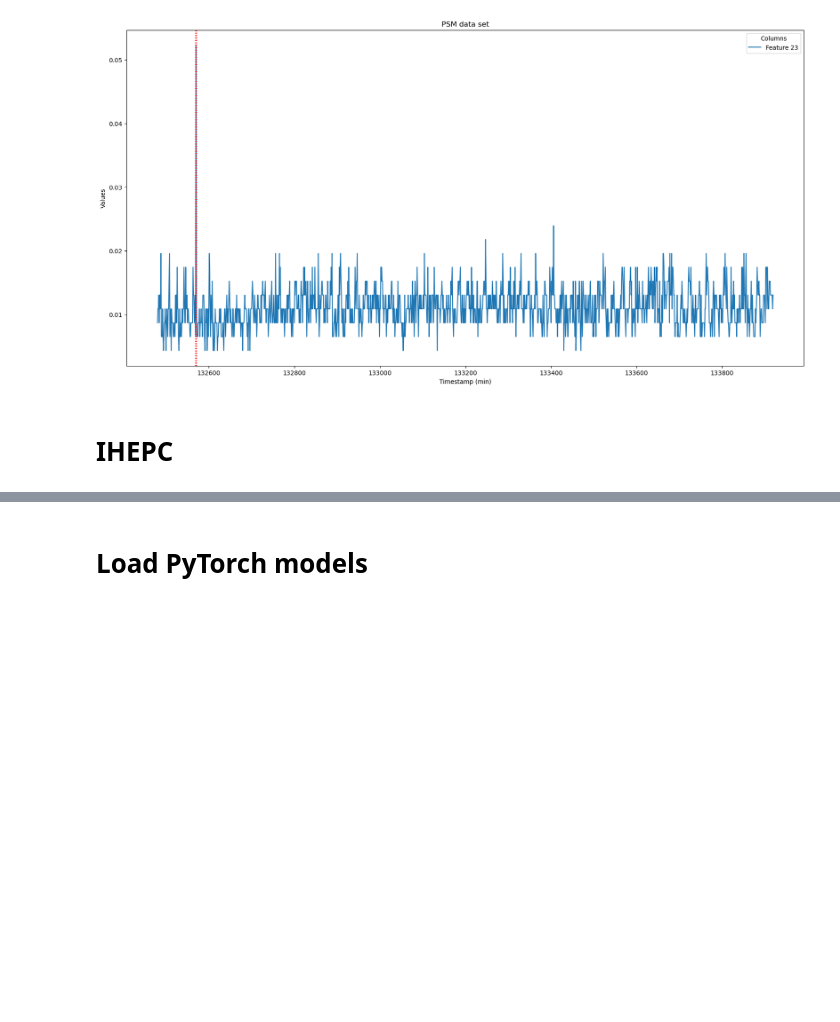
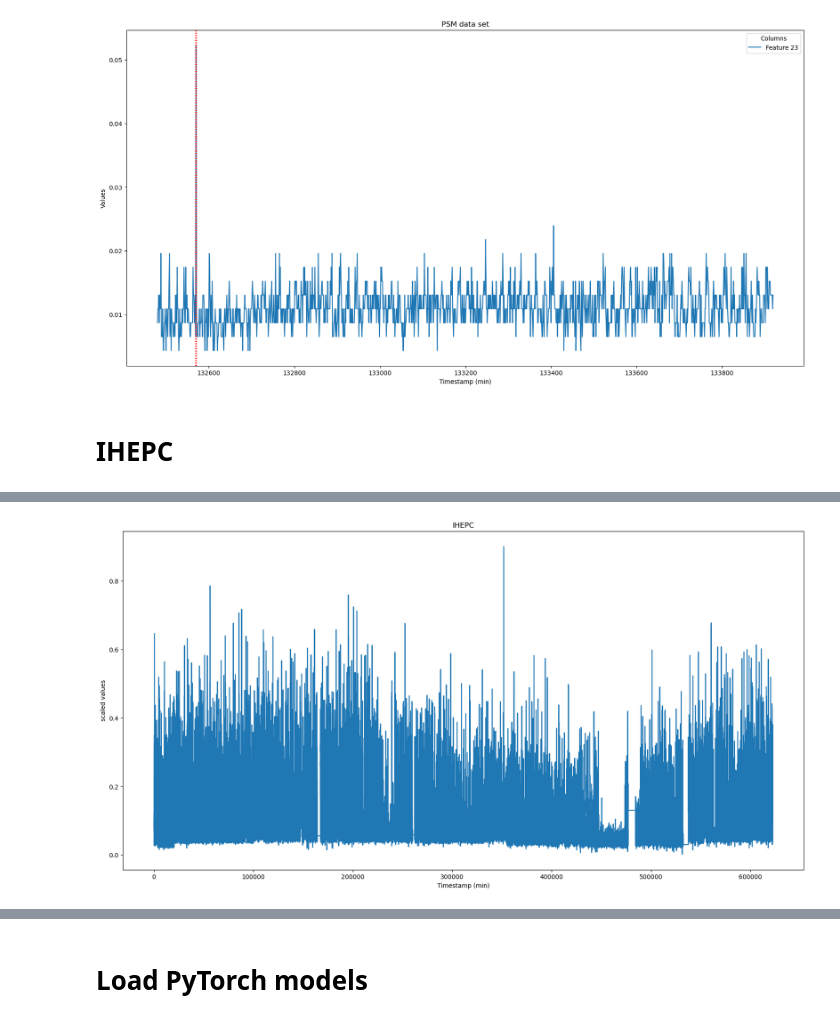
Before and after one commit to matthiasjahnIBM/Anomaly-Transformer, a Jupyter notebook: AT_Test.ipynb, the cells around one changed output, grey strips where cells are left out. Drawn from its saved outputs; the diff is of its cells as text; code cells hidden in the pictures; blank space fills up the shorter version.

```diff
--- a/AT_Test.ipynb
+++ b/AT_Test.ipynb
@@ -165,7 +86,7 @@ plt.show()
 # %% [markdown]
 # IHEPC
 # %%
-df_ihepc_test = pd.read_csv('./dataset/IHEPC/test.csv',
+df_ihepc_test = pd.read_csv('./dataset/PSM/test.csv',
                    #parse_dates=['timestamp_(min)'],
                    #infer_datetime_format=True,
                    #low_memory=False, na_values=['nan','?'],
@@ -273,0 +126,17 @@ plt.show()
+# %%
+x =  len(df_ihepc_test) #60*24
+df_ihepc_test_subset = df_ihepc_test.head(x)
+
+plt.figure(figsize=(20, 10))
+plt.plot(df_ihepc_test_subset['0'], linestyle='-', label='power consumption scaled')
+
+
+# Customize the plot (optional)
+plt.title('IHEPC')
+plt.xlabel('Timestamp (min)')
+plt.ylabel('scaled values')
+
+# Show the plot
+plt.show()
+# %% [output]
+[figure, added]
```
Also changed, not shown: parts of 39 cells of this notebook, 1 other file.
